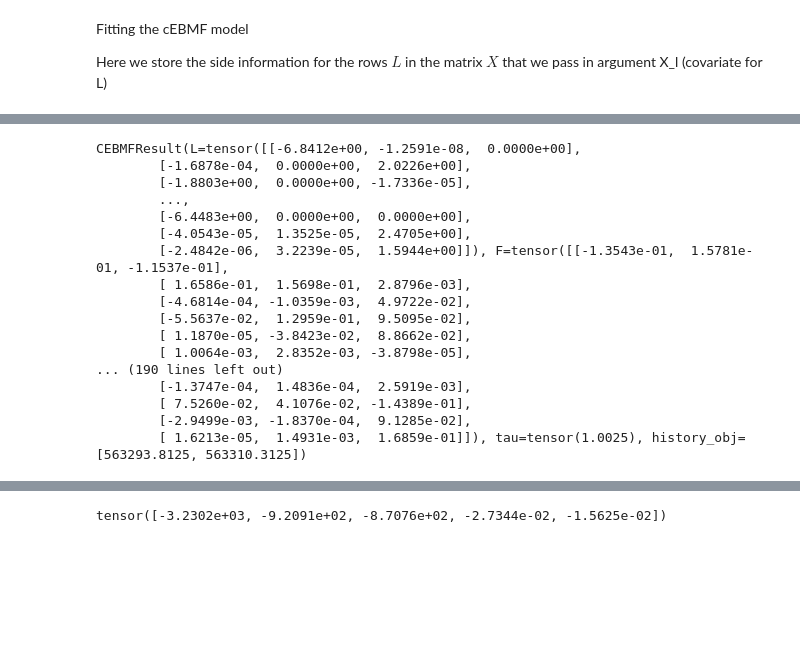
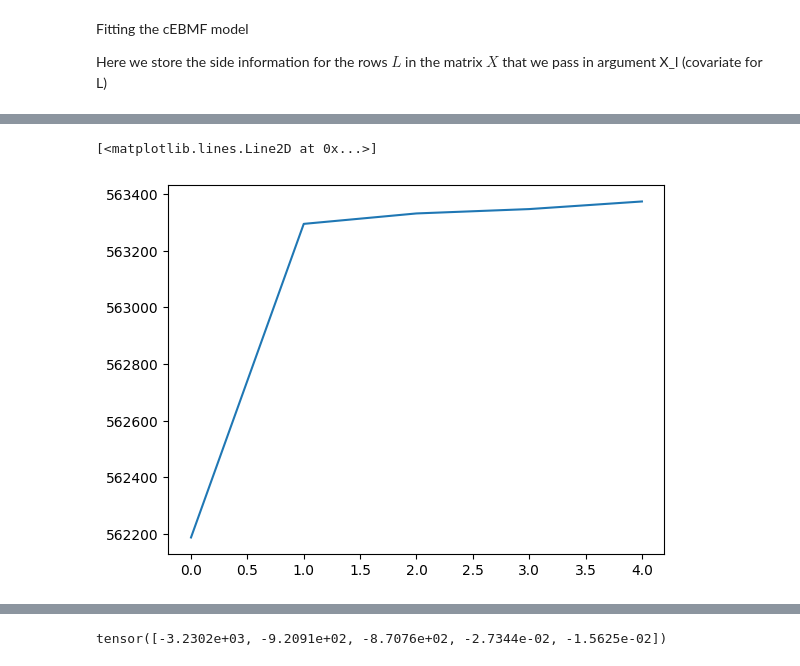
Before and after one commit to william-denault/cebmf_torch, a Jupyter notebook: examples/Tiled-clustering model.ipynb, the cells around one changed output, grey strips where cells are left out. Saved outputs shown, nothing was run; the diff lists cells and outputs as text; code cells hidden in the pictures; blank space fills up the shorter version.

```diff
--- a/examples/Tiled-clustering model.ipynb
+++ b/examples/Tiled-clustering model.ipynb
@@ -145,6 +189,8 @@ Here we store the side information for the rows $L$ in the matrix $X$ that we pa
 # %%
-mycebmf1=  cEBMF(data=Z, X_l=X,
-                 prior_L="cgb" )
-mycebmf1.initialise_factors()
-mycebmf1.fit(3)
+mycebmf12=  cEBMF(data=Z, X_l=X,
+                 prior_L="cgb" , allow_backfitting=False)
+mycebmf12.initialise_factors()
+mycebmf12.fit(5)
+
+plt.plot(mycebmf12.obj)
 # %% [output]
@@ -168,17 +214,2 @@ tensor(-360.1794)
-CEBMFResult(L=tensor([[-6.8412e+00, -1.2591e-08,  0.0000e+00],
-        [-1.6878e-04,  0.0000e+00,  2.0226e+00],
-        [-1.8803e+00,  0.0000e+00, -1.7336e-05],
-        ...,
-        [-6.4483e+00,  0.0000e+00,  0.0000e+00],
-        [-4.0543e-05,  1.3525e-05,  2.4705e+00],
-        [-2.4842e-06,  3.2239e-05,  1.5944e+00]]), F=tensor([[-1.3543e-01,  1.5781e-01, -1.1537e-01],
-        [ 1.6586e-01,  1.5698e-01,  2.8796e-03],
-        [-4.6814e-04, -1.0359e-03,  4.9722e-02],
-        [-5.5637e-02,  1.2959e-01,  9.5095e-02],
-        [ 1.1870e-05, -3.8423e-02,  8.8662e-02],
-        [ 1.0064e-03,  2.8352e-03, -3.8798e-05],
-... (190 lines left out)
-        [-1.3747e-04,  1.4836e-04,  2.5919e-03],
-        [ 7.5260e-02,  4.1076e-02, -1.4389e-01],
-        [-2.9499e-03, -1.8370e-04,  9.1285e-02],
-        [ 1.6213e-05,  1.4931e-03,  1.6859e-01]]), tau=tensor(1.0025), history_obj=[563293.8125, 563310.3125])
+[<matplotlib.lines.Line2D at 0x...>]
+[figure, added]
```
Also changed, not shown: parts of 16 cells of this notebook, 6 other files.
